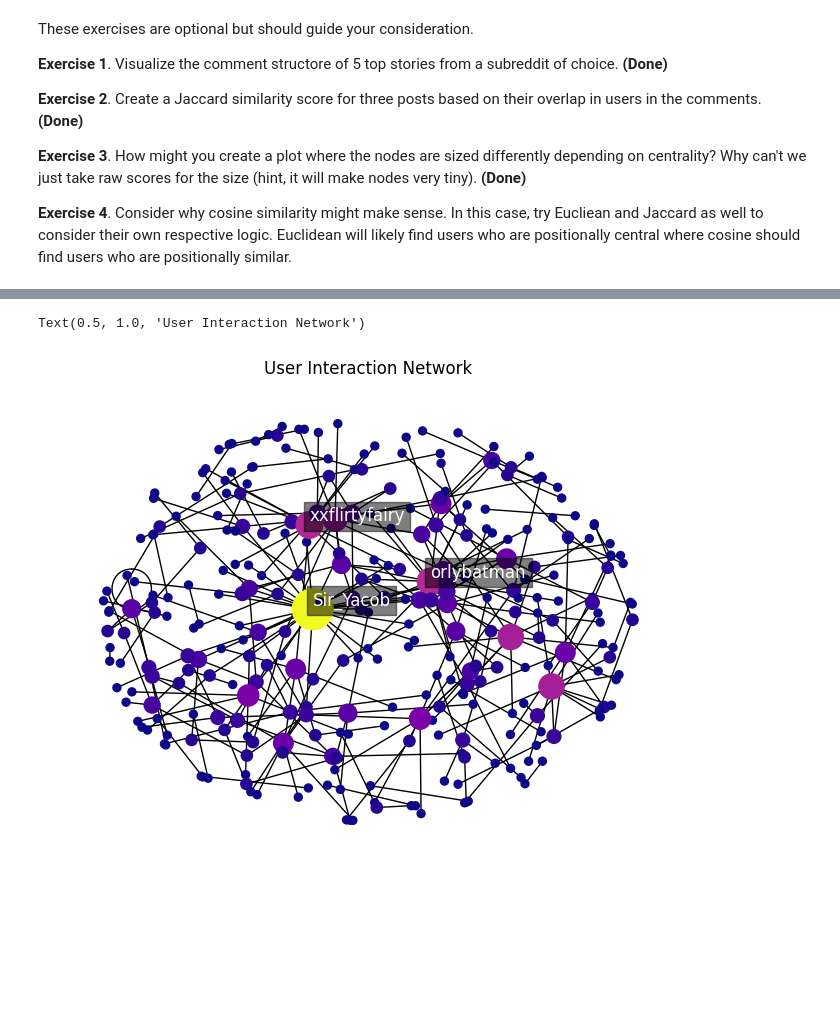
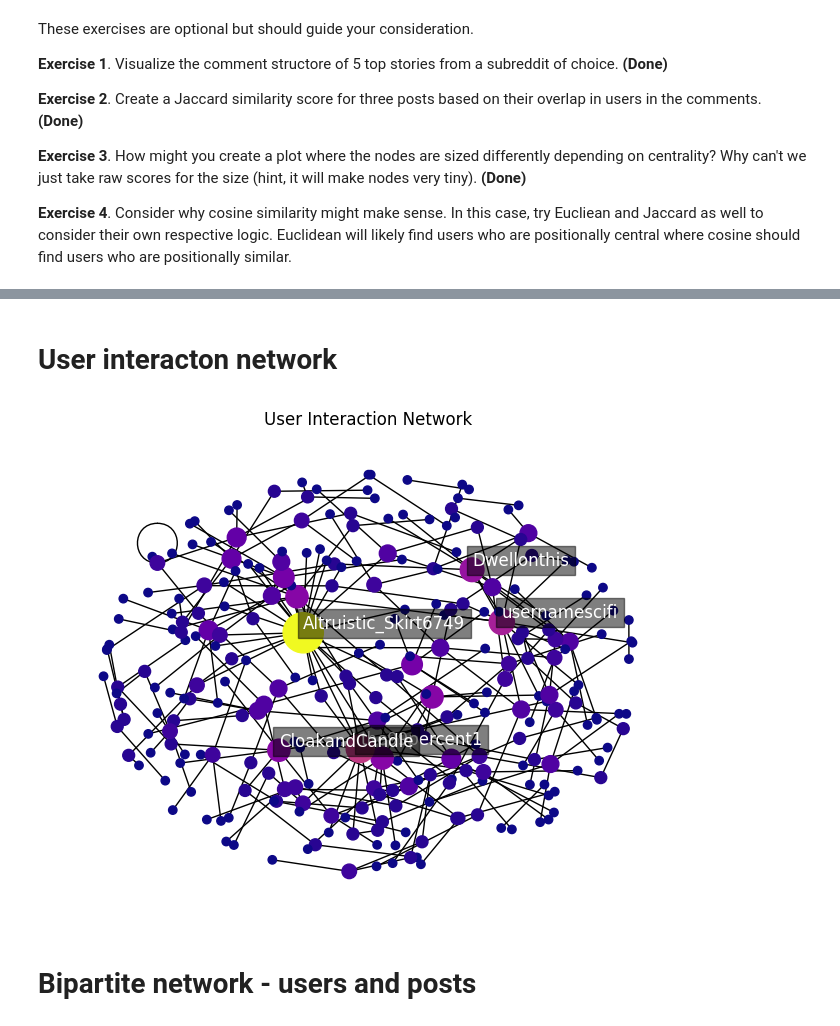
Before and after one commit to berniehogan/oii-fsds-textanalysis, a Jupyter notebook: week4day2_lab.ipynb, the cells around one changed output, grey strips where cells are left out. Saved outputs shown, nothing was run; the diff lists cells and outputs as text; code cells hidden in the pictures; blank space fills up the shorter version.

```diff
--- a/week4day2_lab.ipynb
+++ b/week4day2_lab.ipynb
@@ -74,24 +78,13 @@ Depth of the tree: 7
-# %%
-# 2) User interaction network and highly top 3 users with highest centrality and size of nodes based on centrality
-
-plt.figure()
-user_network = create_user_interaction_network(comments_df) # undirected network
-pos_users = nx.spring_layout(user_network, k=1, iterations=200)
-
-degree_centrality = nx.degree_centrality(user_network) # dictionary of degree centrality values for each node
-node_color = [degree_centrality[node] for node in user_network.nodes()] # put the degree centrality values into a list in the order of the node ids
-node_size = [degree_centrality[node]*10000 for node in user_network.nodes()] # multiply the degree centrality values by 1000 to get the size of the nodes
-nx.draw(user_network, pos_users, node_size=node_size, node_color=node_color, cmap=plt.cm.plasma) # colour nodes based on centrality because node_color=node_color
-
-# Label the top 3 nodes by in-degree centrality
-top_3_nodes = sorted(degree_centrality, key=degree_centrality.get, reverse=True)[:3] # get node id of top 3 authors with highest degree centrality
-
-labels = {node: node for node in top_3_nodes} # put names of top 3 authors into a dictionary (key and value is name of author)
-nx.draw_networkx_labels(user_network, pos_users, labels=labels, font_color='white', bbox=dict(facecolor='black', alpha=0.5), verticalalignment='bottom', horizontalalignment='left')
-plt.title("User Interaction Network")
-# %% [output]
-Text(0.5, 1.0, 'User Interaction Network')
-[figure, removed]
+# %% [markdown]
+# User interacton network
+# %%
+# 2) User interaction network and highly top 3 users with highest centrality and size of nodes based on centrality
+
+plot_user_interaction_network(comments_df,5,"User Interaction Network")
+# %% [output]
+[figure, added]
+# %% [markdown]
+# Bipartite network - users and posts
 # %%
 # 3) Bipartite network - posts on one side and users on the other side (users that have commented on the post)
 
```
Also changed, not shown: parts of 10 cells of this notebook, 3 other files.
